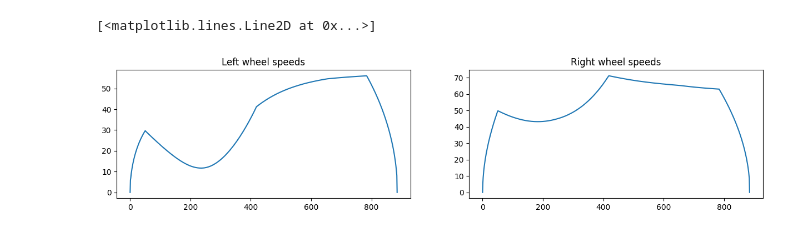
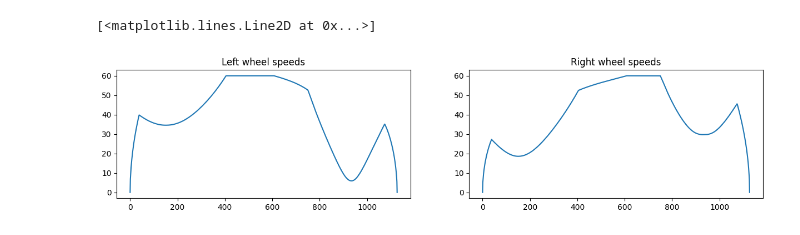
Before and after one commit to ryawa/motion-profiling, a Jupyter notebook: mp.ipynb, the cells around one changed output. Saved outputs shown, nothing was run; the diff lists cells and outputs as text; code cells hidden in the pictures.

```diff
--- a/mp.ipynb
+++ b/mp.ipynb
@@ -61,5 +204,8 @@ class Constraints:
 
     def max_speed(self, curvature):
         max_turn_speed = 2 * self.max_vel / (2 + abs(curvature) * self.track_width)
+        # Scuffed floating point check (reminder for C++ port)
+        if curvature == 0:
+            return max_turn_speed
         max_slip_speed = math.sqrt(self.friction_coeff / abs(curvature) * 9.81 * 39.3701)
         return min(max_turn_speed, max_slip_speed)
@@ -183,0 +390,17 @@ for i in range(len(positions)):
+# %%
+fig, (ax_v, ax_w) = plt.subplots(1, 2, figsize=(15, 5))
+
+path = CubicBezier(
+    [0, 0],
+    [0, 50],
+    [100, 0],
+    [75, 50]
+)
+
+constraints = Constraints(60, 180, 180, 11, 0.1)
+step = 0.1
+mp = MotionProfile(path, constraints, step)
+mp.generate(0.01, 0.01, 0, 0)
+ax_v.plot(mp.vs)
+ax_w.plot(mp.ws)
+len(mp.ws)
@@ -184,14 +410,15 @@ for i in range(len(positions)):
 # %%
-fig, (ax1, ax2) = plt.subplots(1, 2, figsize=(15, 3))
+# Negative vels are ok?, oscillations
 
-ax1.set_title('Left wheel speeds')
-ax2.set_title('Right wheel speeds')
+fig, (ax_left, ax_right) = plt.subplots(1, 2, figsize=(15, 3))
+ax_left.set_title('Left wheel speeds')
+ax_right.set_title('Right wheel speeds')
 
-left_wheels = [vels[i] - omegas[i] * constraints.track_width for i in range(len(vels))]
-right_wheels = [vels[i] + omegas[i] * constraints.track_width for i in range(len(vels))]
+left_wheels = [mp.get_wheel_speeds(None, i)[0] for i in range(len(mp.vs))]
+right_wheels = [mp.get_wheel_speeds(None, i)[1] for i in range(len(mp.vs))]
 
-ax1.plot([i for i in range(len(vels))], left_wheels)
-ax2.plot([i for i in range(len(vels))], right_wheels)
+ax_left.plot(left_wheels)
+ax_right.plot(right_wheels)
 # %% [output]
 [<matplotlib.lines.Line2D at 0x...>]
-[figure, old version]
+[figure, new version]
```
Also changed, not shown: parts of 15 cells of this notebook.
